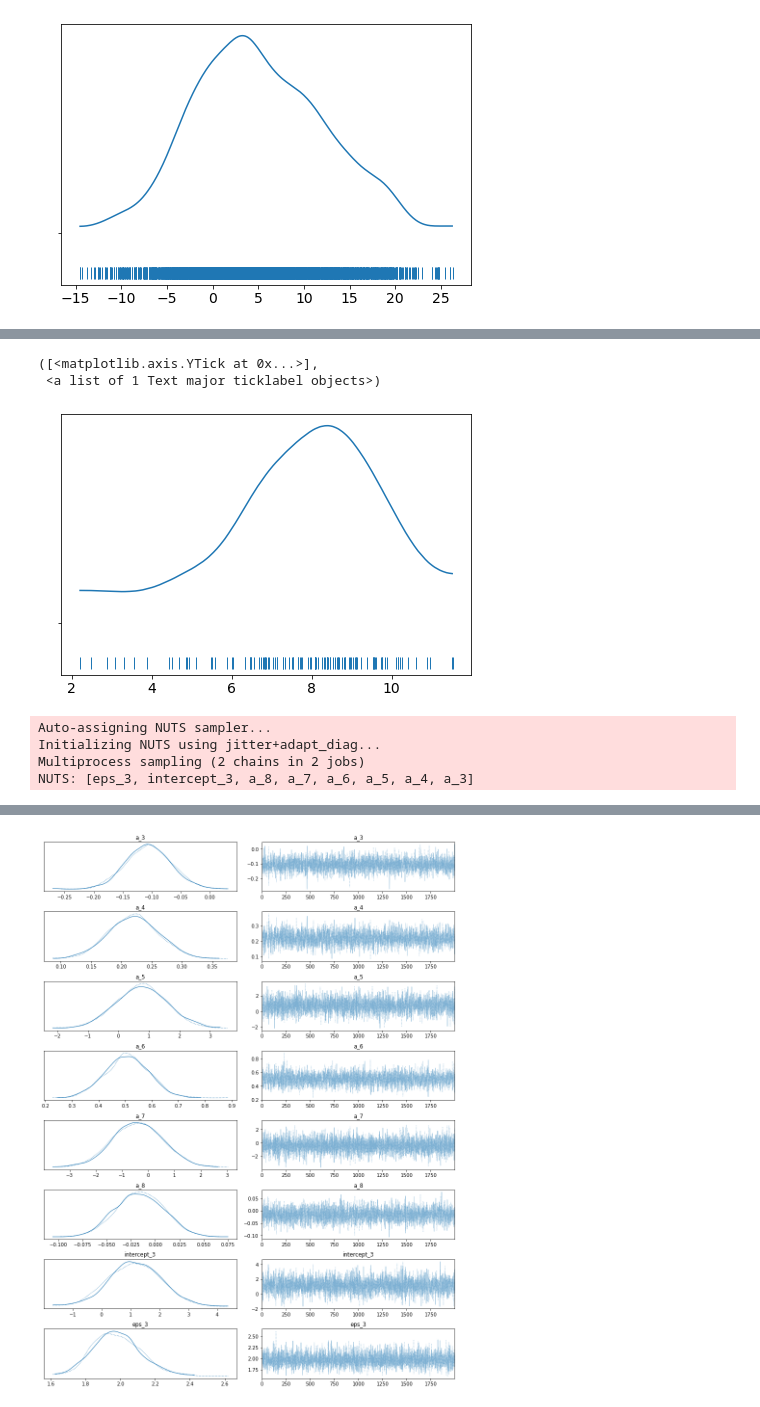
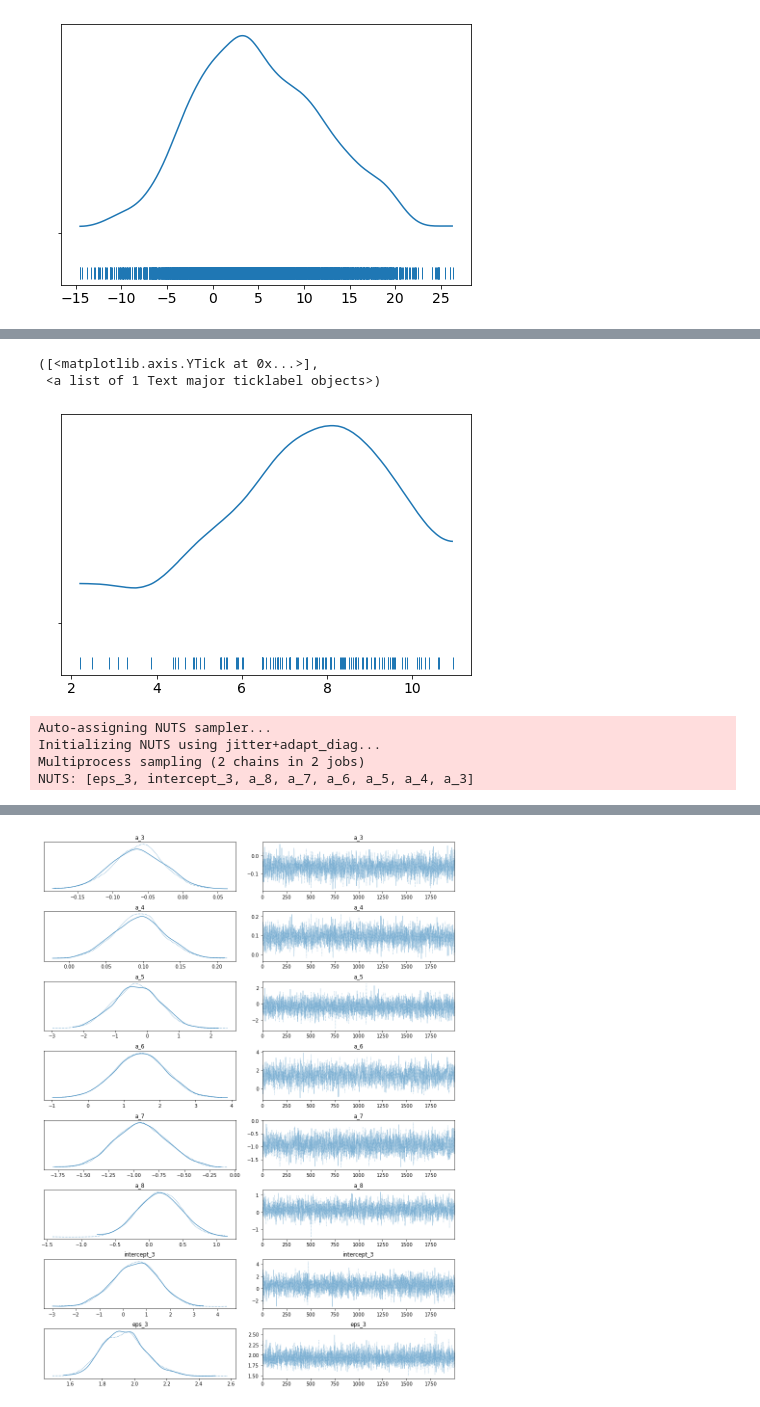
Before and after one commit to meowliono/cyanobacterial-bloom-prediction, a Jupyter notebook: mcmc.ipynb, the cells around one changed output, grey strips where cells are left out. Drawn from its saved outputs; the diff is of its cells as text; code cells hidden in the pictures.

```diff
--- a/mcmc.ipynb
+++ b/mcmc.ipynb
@@ -563,8 +597,12 @@ Text(0.5, 1.0, 'BFMI = 1.0528057438069394\nGelman-Rubin = 1.0682757900540705')
 # %%
-#Cyanobacteria
-df_cyano = pd.DataFrame(df[['Cyano','DP','TKN','solar','Temp','Turb','DO']])
+#Cyanobacter
+df_cyano = pd.DataFrame(df[['Cyano','DP','TKN','solar','Temp','Turb','pH','DO']])
 sns.boxplot(y='Cyano', data=df_cyano)
 df_cyano['Cyano']=df_cyano['Cyano'].apply(np.log)
+df_cyano['DP']=df_cyano['DP'].apply(np.log)
+df_cyano['TKN']=df_cyano['TKN'].apply(np.log)
+df_cyano['DO']=df_cyano['pH'].apply(np.log)
+df_cyano['Turb']=df_cyano['Turb'].apply(np.log)
 df_cyano['z_score']=stats.zscore(df_cyano['Cyano'])
 df_cyano=df_cyano.loc[df_cyano['z_score'].abs()<=1.5]
 # %% [output]
@@ -575,9 +613,15 @@ plt.yticks([0], alpha=0)
 # %% [output]
 ([<matplotlib.axis.YTick at 0x...>],
  <a list of 1 Text major ticklabel objects>)
-[figure, old version]
+[figure, new version]
 # %%
 #Build the model for Cyanobacteria abundance
+solar_shared=shared(df_cyano['solar'].values)
+temp_shared=shared(df_cyano['Temp'].values)
+tkn_shared=shared(df_cyano['TKN'].values)
+do_shared=shared(df_cyano['DO'].values)
+dp_shared=shared(df_cyano['DP'].values)
+turb_shared=shared(df_cyano['Turb'].values)
 with pm.Model() as model_cyano:
     #model of parameters
     a_3 = pm.Normal("a_3", mu=0, sd=1)
@@ -589,7 +633,7 @@ with pm.Model() as model_cyano:
     intercept_3 = pm.Normal("intercept_3", mu=0, sd=1)
     eps_3 = pm.HalfCauchy('eps_3', 5.)
     #deterministic model
-    mu_9 = pm.Deterministic("mu_9", a_3*df_cyano['solar']+a_4*df_cyano['Temp']+a_5*df_cyano['TKN']+a_6*df_cyano['DO']+a_7*df_cyano['DP']+a_8*df_cyano['Turb']+intercept_3)
+    mu_9 = pm.Deterministic("mu_9", a_3*solar_shared+a_4*temp_shared+a_5*tkn_shared+a_6*do_shared+a_7*dp_shared+a_8*turb_shared+intercept_3)
     #likelihood
     cyano = pm.Normal("cyano", mu= mu_9, sd=eps_3, observed = df_cyano['Cyano'])
     trace_cyano = pm.sample(2000, tune=2000, target_accept=0.9)
@@ -604,4 +648,4 @@ Sampling 2 chains for 2_000 tune and 2_000 draw iterations (4_000 + 4_000 draws
-[figure, old version]
+[figure, new version]
 # %%
 cyano=az.summary(trace_cyano).head(8)
 cyano
```
Also changed, not shown: parts of 58 cells of this notebook, 15 other files.
